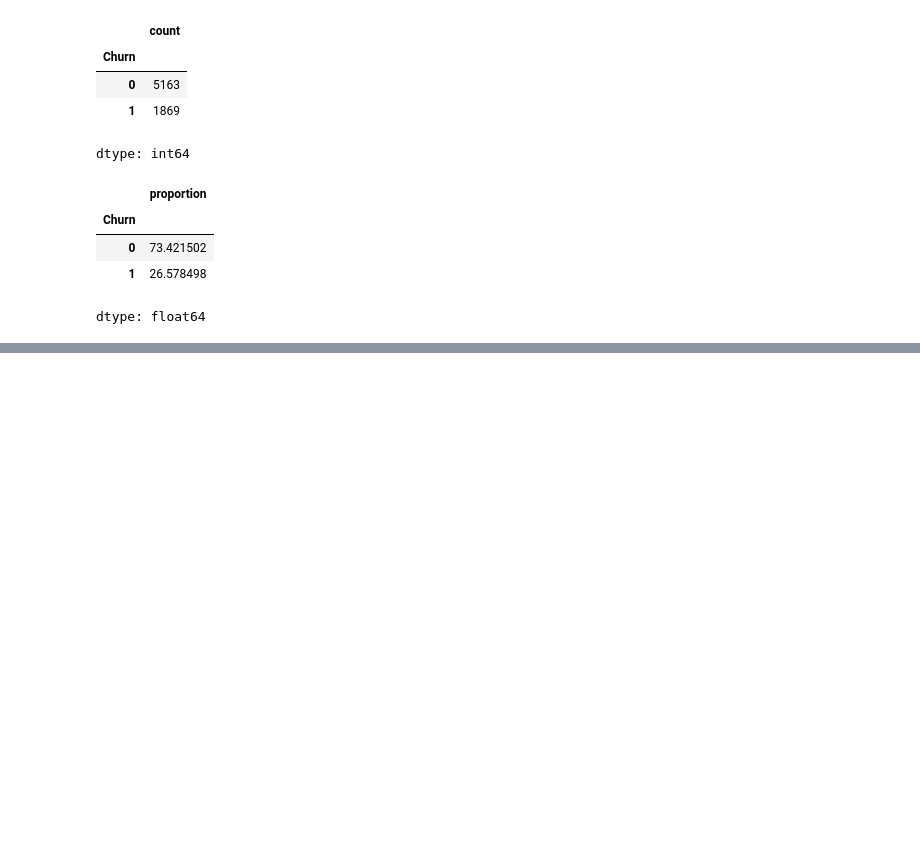
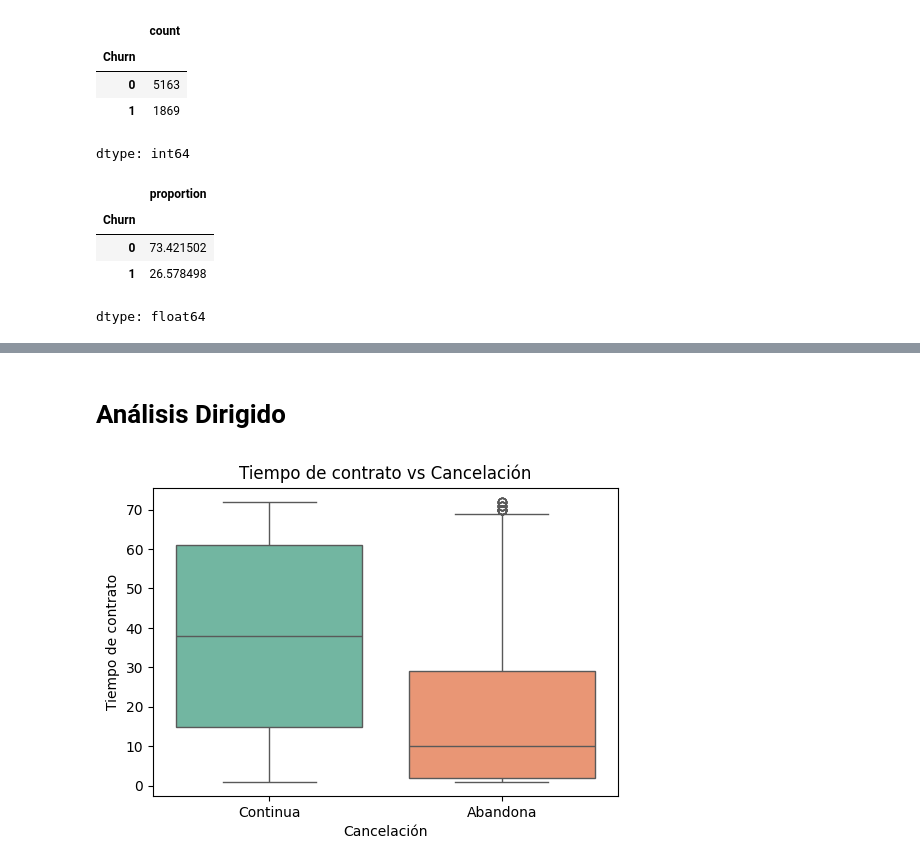
Before and after one commit to DarkLyng/Challenge-TelecomX_P2, a Jupyter notebook: Telecom_X_P2.ipynb, the cells around one changed output, grey strips where cells are left out. Saved outputs shown, nothing was run; the diff lists cells and outputs as text; code cells hidden in the pictures; blank space fills up the shorter version.

```diff
--- a/Telecom_X_P2.ipynb
+++ b/Telecom_X_P2.ipynb
@@ -63,0 +160,20 @@ dtype: float64
+# %% [markdown]
+# **Análisis Dirigido**
+# %%
+#Tiempo de contrato (ternure) vs cancelación (churn)
+
+valores_churn = datos["Churn"].map({0:"Continua",1:"Abandona"})
+
+plt.figure(figsize = (6,4))
+sns.boxplot(data = datos, x = valores_churn,
+            y = "customer.tenure",
+            hue = valores_churn,
+            palette = "Set2",
+            )
+
+plt.title("Tiempo de contrato vs Cancelación")
+plt.xlabel("Cancelación")
+plt.ylabel("Tiempo de contrato")
+plt.show()
+# %% [output]
+[figure, added]
```
Also changed, not shown: parts of 32 cells of this notebook.
